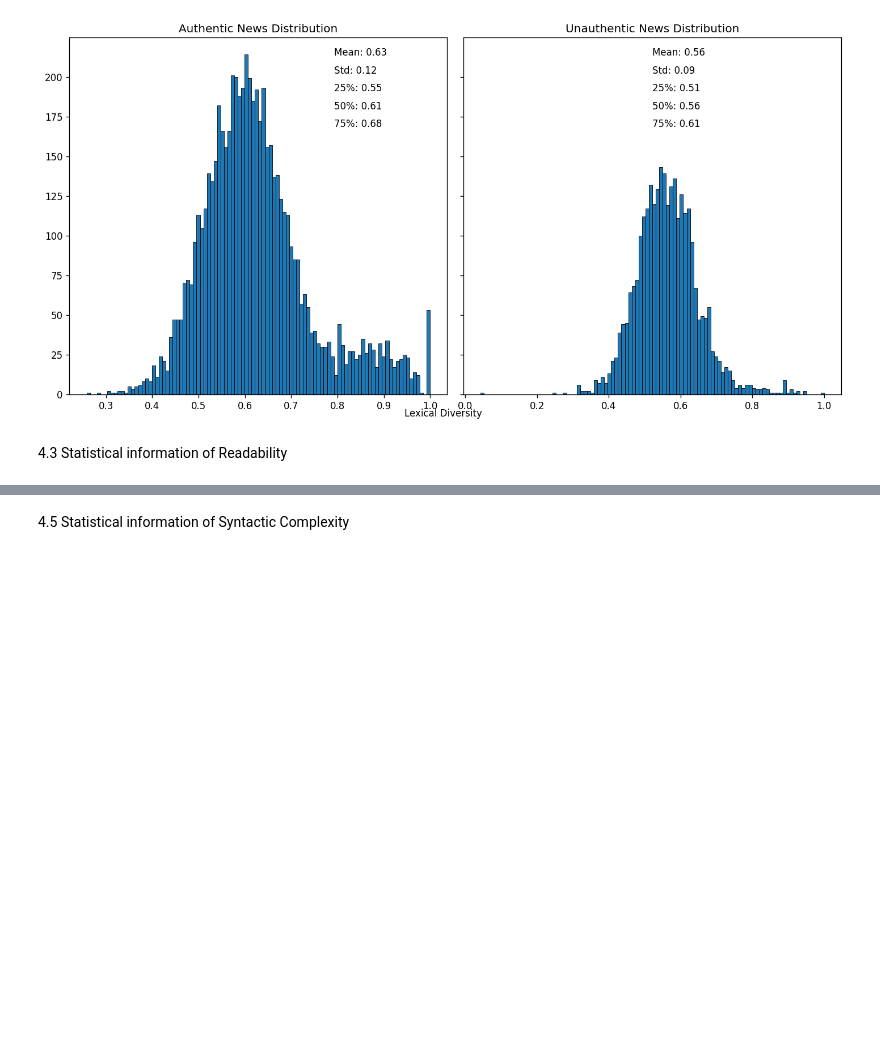
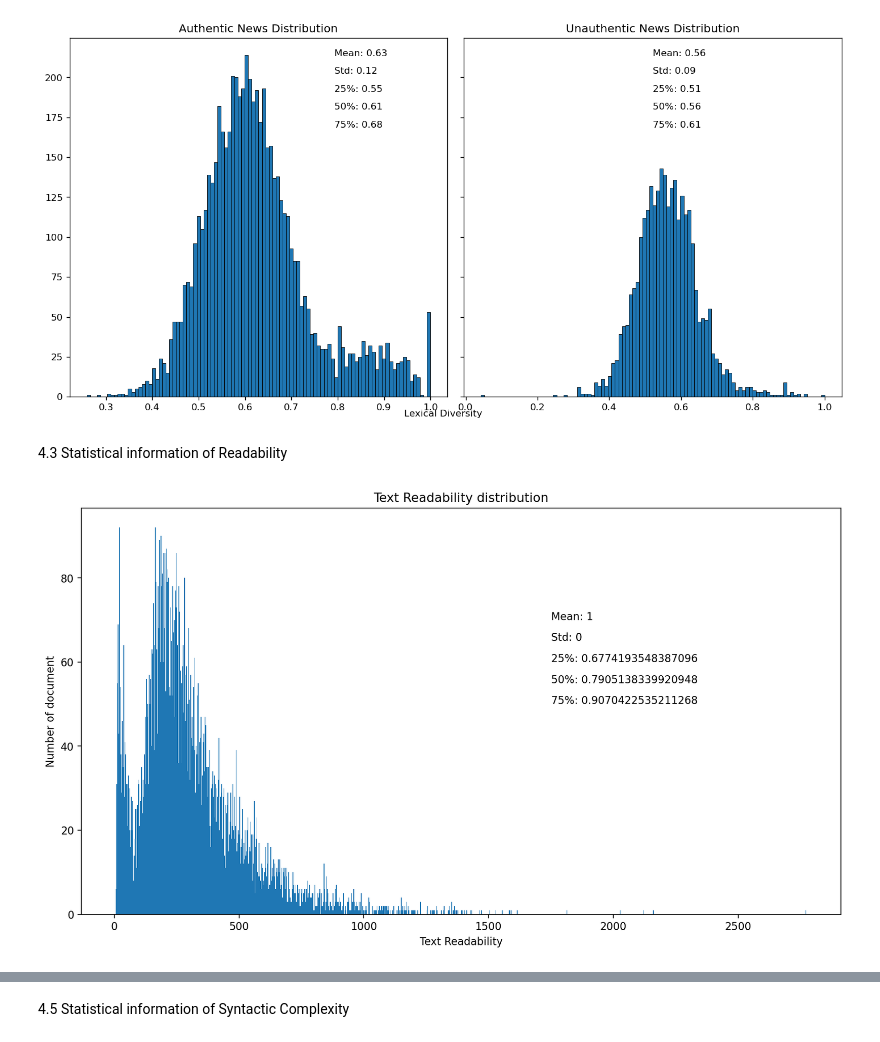
Before and after one commit to DreamyWanderer/Final_Lab, a Jupyter notebook: Source/Visualize/EDA.ipynb, the cells around one changed output, grey strips where cells are left out. Drawn from its saved outputs; the diff is of its cells as text; code cells hidden in the pictures; blank space fills up the shorter version.

```diff
--- a/Source/Visualize/EDA.ipynb
+++ b/Source/Visualize/EDA.ipynb
@@ -147,6 +147,21 @@ plt.show()
 [figure]
 # %% [markdown]
 4.3 Statistical information of Readability
+# %%
+doc_readabitily = [cal_readability(d) for d in df.content]
+plt.figure(figsize=(13,7), dpi=160)
+plt.locator_params(axis='x', nbins = 10)
+plt.text(1750, 70, f'Mean: {round(statistics.mean(doc_readabitily))}')
+plt.text(1750, 65, f'Std: {round(statistics.stdev(doc_readabitily))}')
+plt.text(1750, 60, f'25%: {statistics.quantiles(doc_readabitily)[0]}')
+plt.text(1750, 55, f'50%: {statistics.quantiles(doc_readabitily)[1]}')
+plt.text(1750, 50, f'75%: {statistics.quantiles(doc_readabitily)[2]}')
+plt.hist(doc_lens, bins = 1000);
+plt.title("Text Readability distribution");
+plt.xlabel("Text Readability");
+plt.ylabel("Number of document");
+# %% [output]
+[figure, added]
 # %%
 # Calculate readability
 unauth_doc_readability = [cal_readability(d) for d in unauth_df.content]
```
Also changed, not shown: parts of 13 cells of this notebook, 1 other file.
